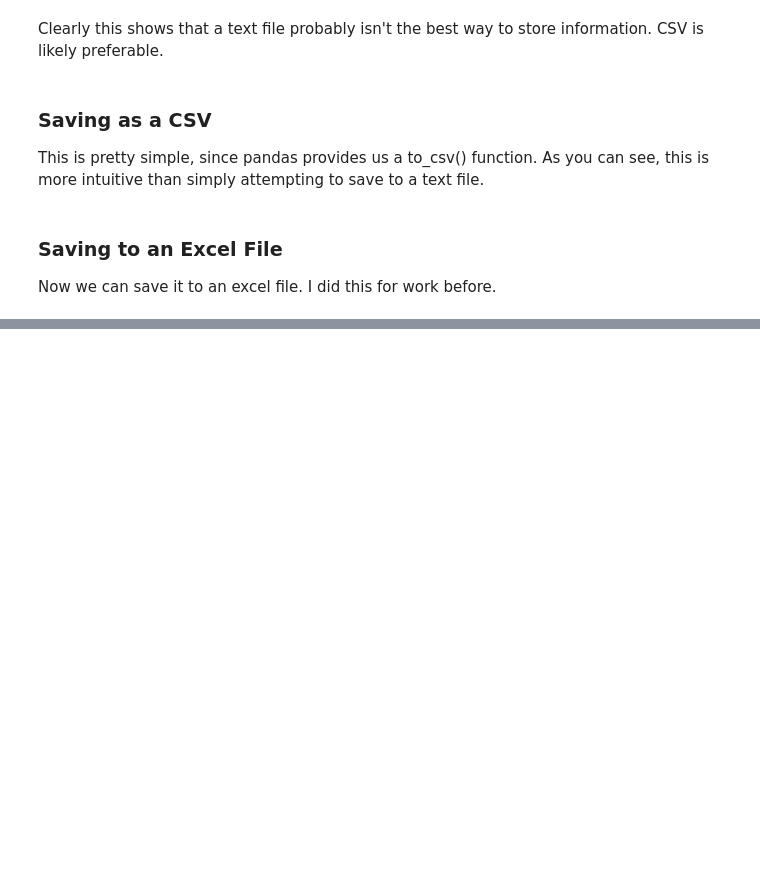
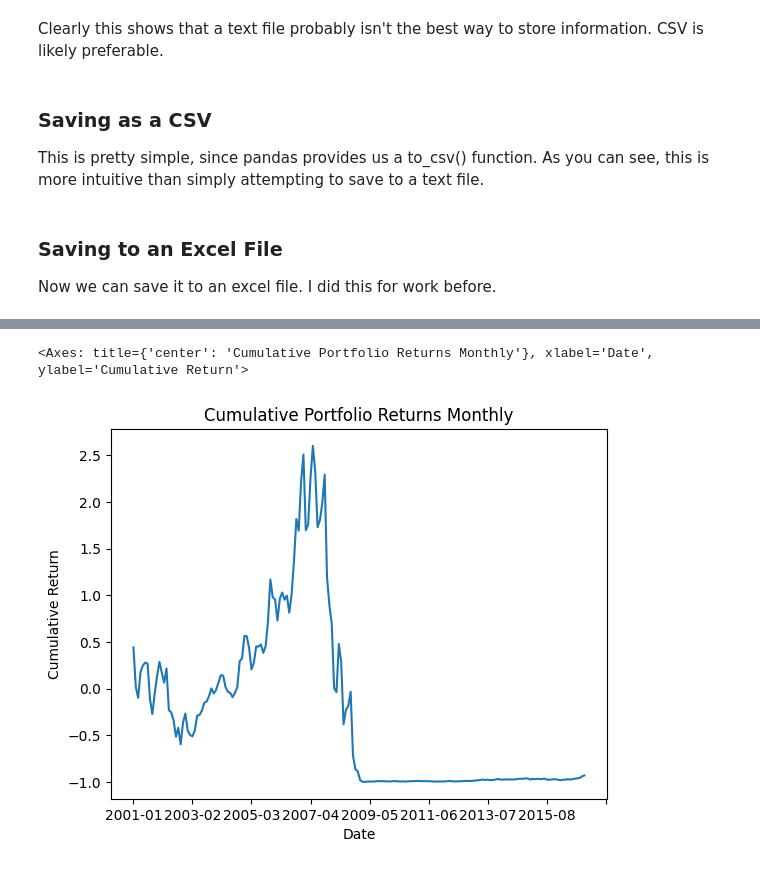
Before and after one commit to leoouyang781/Test-Repository, a Jupyter notebook: Python-For-Finance-2nd-Edition/Chapter 6.ipynb, the cells around one changed output, grey strips where cells are left out. Saved outputs shown, nothing was run; the diff lists cells and outputs as text; code cells hidden in the pictures; blank space fills up the shorter version.

```diff
--- a/Python-For-Finance-2nd-Edition/Chapter 6.ipynb
+++ b/Python-For-Finance-2nd-Edition/Chapter 6.ipynb
@@ -333,0 +417,9 @@ df.to_excel('msft.xlsx', sheet_name='IBM')
+# %%
+monthly = pd.DataFrame(portfolio_return, all_df.index)
+# Change the index to only show the year and the month for grouping purposes
+monthly.index = monthly.index.strftime('%Y-%m')
+monthly.head()
+
+retMonthly = monthly.groupby(monthly.index).sum()
+retMonthly['Cumulative Return'] = (1+retMonthly['Weighted Return']).cumprod()-1
+retMonthly
@@ -333,0 +441,5 @@ df.to_excel('msft.xlsx', sheet_name='IBM')
+# %%
+retMonthly['Cumulative Return'].plot(title='Cumulative Portfolio Returns Monthly', ylabel='Cumulative Return')
+# %% [output]
+<Axes: title={'center': 'Cumulative Portfolio Returns Monthly'}, xlabel='Date', ylabel='Cumulative Return'>
+[figure, added]
```
Also changed, not shown: parts of 8 cells of this notebook, 6 other files.
